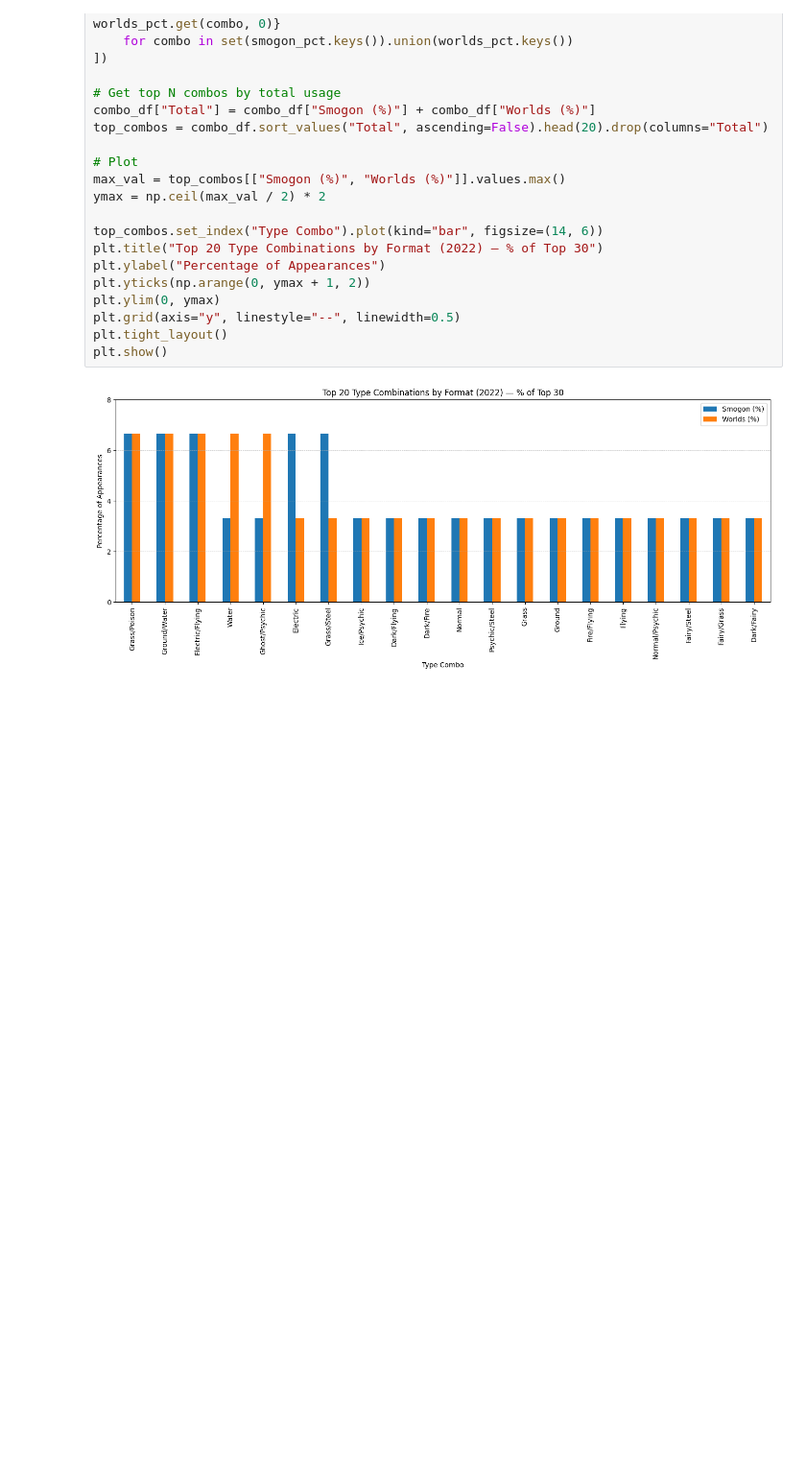
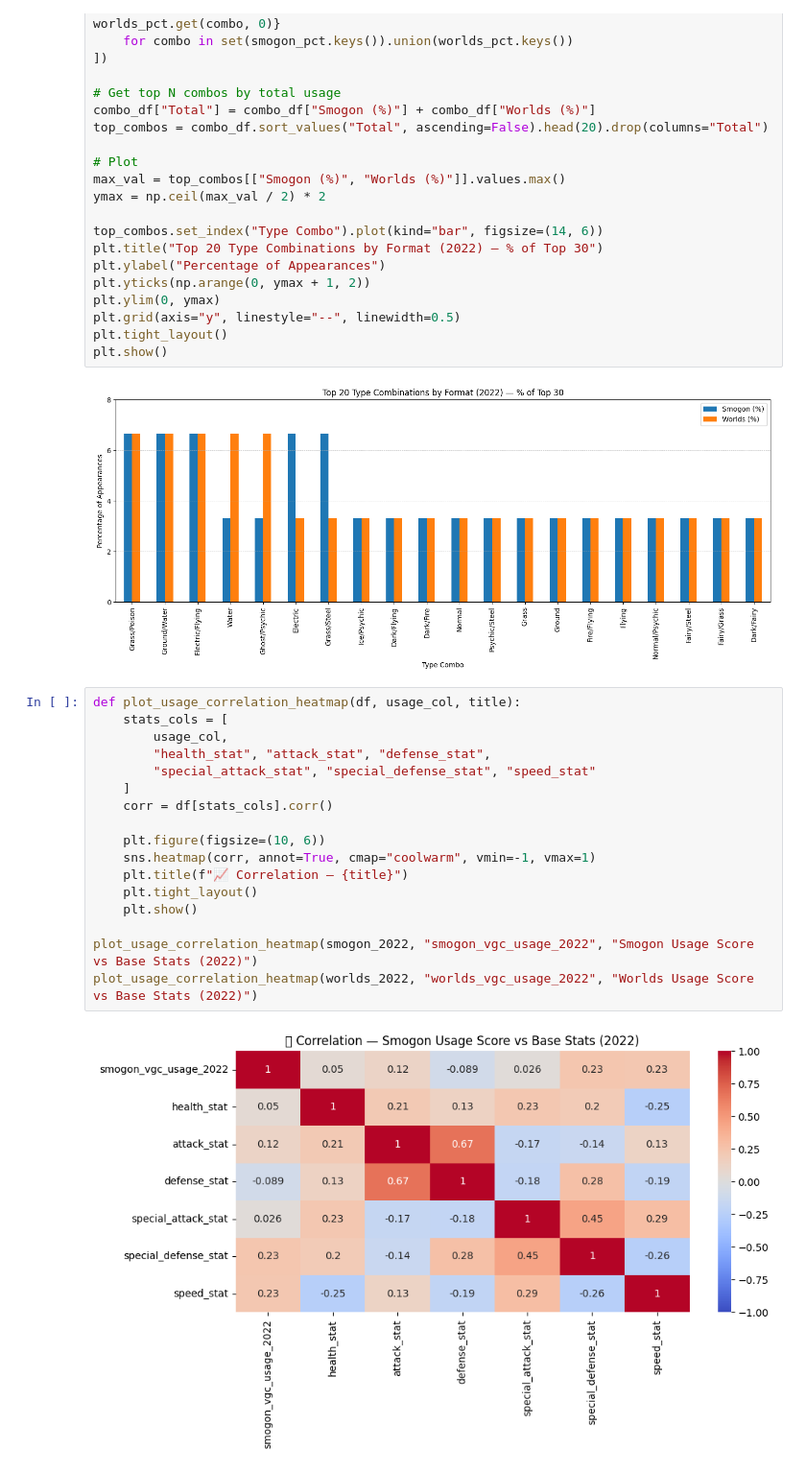
Before and after one commit to RHangal/pokemon-project, a Jupyter notebook: notebooks/02_2022_competitive_trends_eda.ipynb, the cells around one changed output. Shown: that part at 96% size. Drawn from its saved outputs; the diff is of its cells as text; blank space fills up the shorter version.

Commit message:
plots dir added and heat maps for stat correlation added

```diff
--- a/notebooks/02_2022_competitive_trends_eda.ipynb
+++ b/notebooks/02_2022_competitive_trends_eda.ipynb
@@ -349,3 +349,22 @@ plt.tight_layout()
 plt.show()
 # %% [output]
 [figure]
+# %%
+def plot_usage_correlation_heatmap(df, usage_col, title):
+    stats_cols = [
+        usage_col,
+        "health_stat", "attack_stat", "defense_stat",
+        "special_attack_stat", "special_defense_stat", "speed_stat"
+    ]
+    corr = df[stats_cols].corr()
+
+    plt.figure(figsize=(10, 6))
+    sns.heatmap(corr, annot=True, cmap="coolwarm", vmin=-1, vmax=1)
+    plt.title(f"📈 Correlation — {title}")
+    plt.tight_layout()
+    plt.show()
+
+plot_usage_correlation_heatmap(smogon_2022, "smogon_vgc_usage_2022", "Smogon Usage Score vs Base Stats (2022)")
+plot_usage_correlation_heatmap(worlds_2022, "worlds_vgc_usage_2022", "Worlds Usage Score vs Base Stats (2022)")
+# %% [output]
+[figure, added]
```
Also changed, not shown: parts of 1 cell of this notebook, 4 other files.
